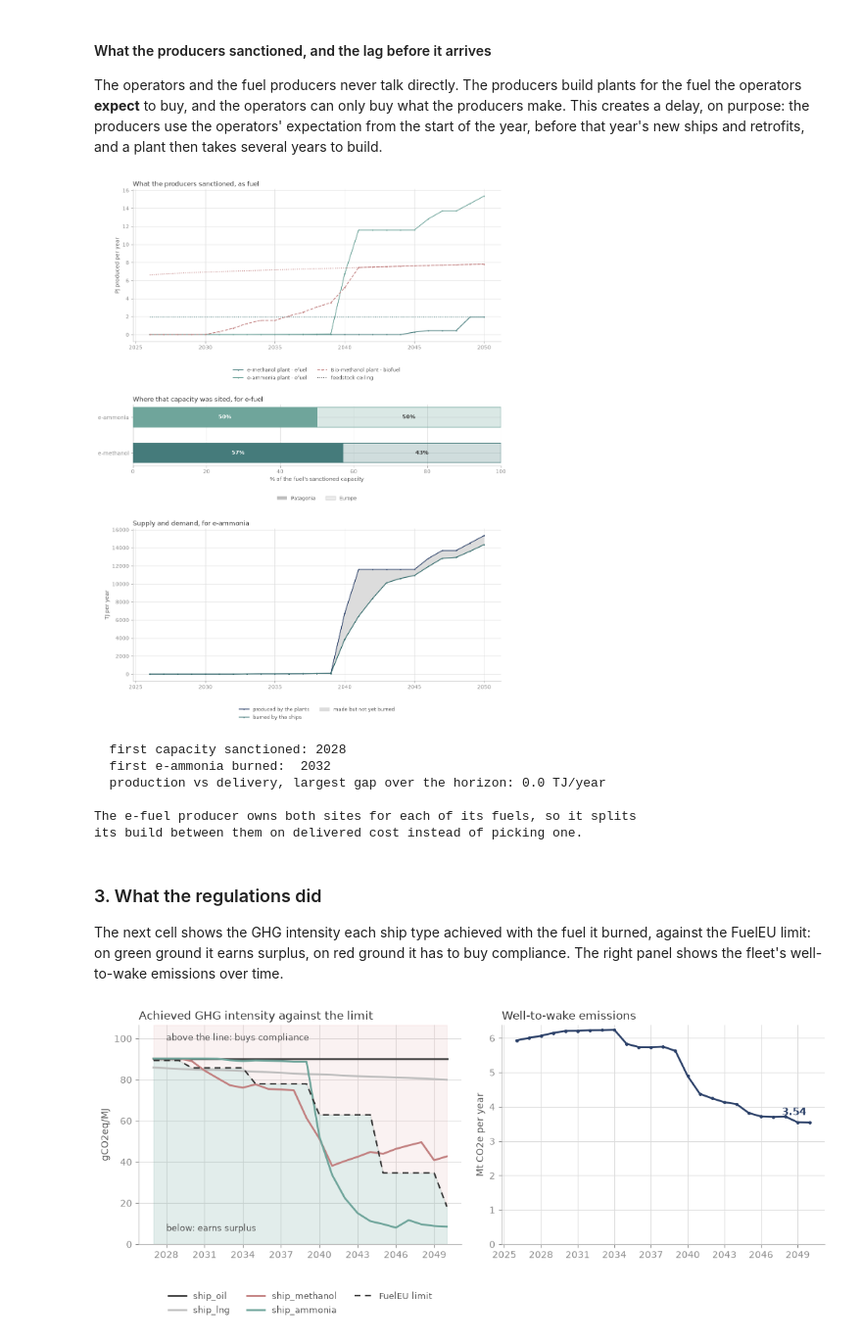
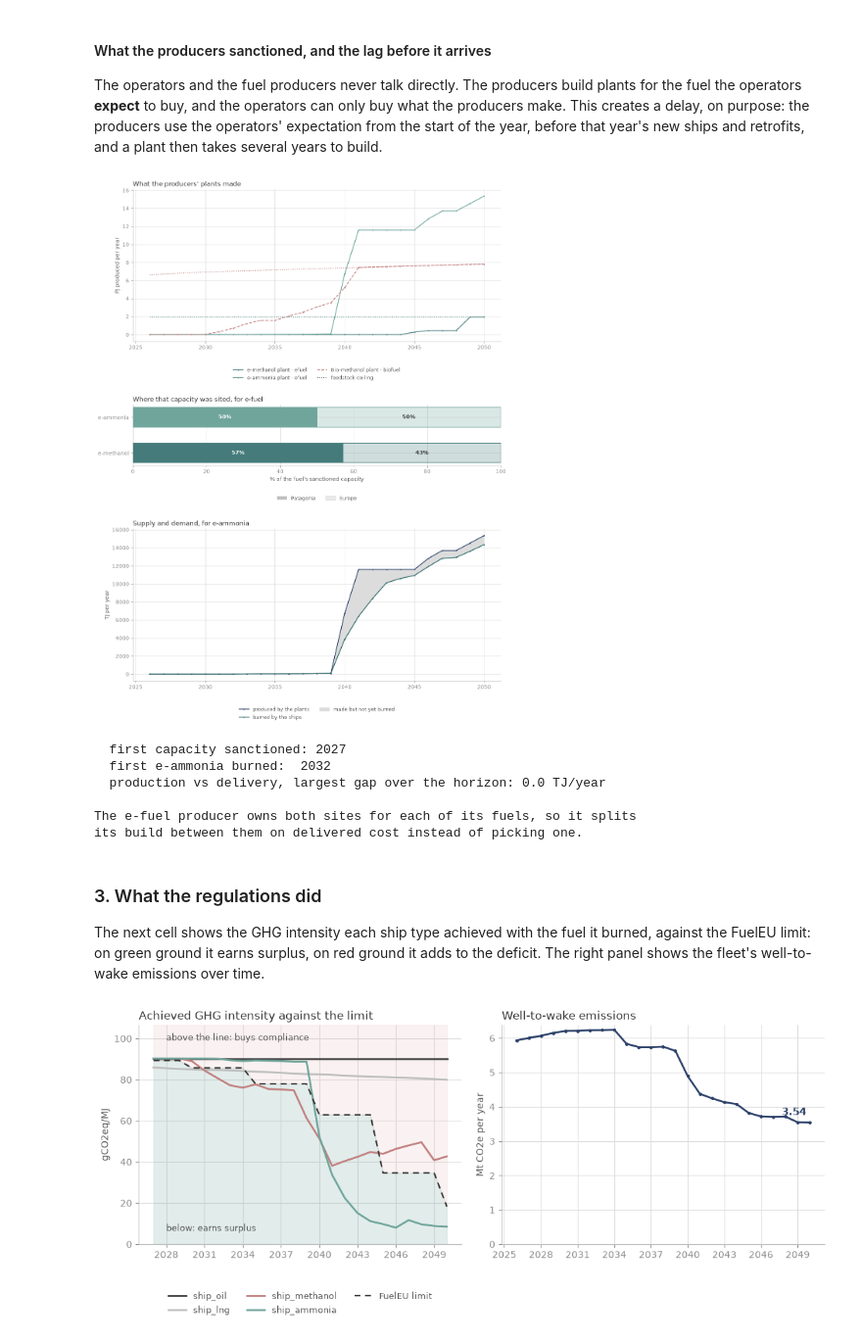
Before and after one commit to zerocarbonshipping/navigate-zcs, a Jupyter notebook: docs/workshop/04-how-navigate-solves.ipynb, the cells around one changed output. Shown at 98% size. Saved outputs shown, nothing was run; the diff lists cells and outputs as text; code cells hidden in the pictures.

```diff
--- a/docs/workshop/04-how-navigate-solves.ipynb
+++ b/docs/workshop/04-how-navigate-solves.ipynb
@@ -614,7 +603,7 @@ def freight_rate(m):
     taken off. Divided by the cargo-miles the ships moved that year. This
     version of Navigate books no spending on efficiency technology, so none is
     in it. Navigate's own instantaneous freight rate is a
-    different number: it spreads each ship's costs over its remaining life, so
+    different number: it spreads the costs of a ship ordered that year over its whole life, so
     a year's value already holds the fuel and compliance of later years.
     """
     def num(x):
@@ -1171,5 +1166,4 @@ Run the next cell to see what decisions owners and operators have taking for the
 # %%
-# @title Stage 2 figures: the four decisions
 # The four levers Stage 2 pulls, side by side. Each panel is one decision, taken
 # on this year's beliefs, in the order the list above gives.
 from matplotlib.patches import Patch
@@ -1264,7 +1258,7 @@ def stage2_state(step):
                        dtype=float)) for n in CONFIGS}
 
     # lever 1 again, counted in ships. Navigate keeps three shares per configuration
-    # and measure: of the ships at this year's retrofit round, of the newbuilds, and
+    # and measure: of the configuration's ships before scrapping, of the newbuilds, and
     # of the fleet before the newbuilds join. Each times the ships it is a share of
     # gives who fitted the measure this year; what the scrapped ships took with them
     # is the rest of the balance.
@@ -1363,7 +1357,7 @@ axW.invert_yaxis()
 axW.axvline(0, color=AXIS, lw=1.2, zorder=4)
 _pad = max(abs(_steps.min()), abs(_steps.max())) * .35 if _steps.size else 1.
 axW.set_xlim(_steps.min() - _pad, _steps.max() + _pad)
-axW.set_xlabel("NPV that measure adds on its own, million USD per newbuild",
+axW.set_xlabel("NPV that measure adds to the cheaper ones, million USD per newbuild",
                fontsize=8, color=SUBINK)
 axW.set_title("2 · what adding it is expected to be worth (up the ladder, cheapest at the top)",
               fontsize=10, color=INK, loc="left")
@@ -2719,7 +2709,6 @@ plt.show()
 
 The next cell shows the energy the fleet bunkers each year, by fuel, first for the whole fleet and then for each ship type. A dual-fuel ship that bunkers oil counts as oil here.
 # %%
-# @title Figure: energy bunkered by fuel
 fuels = fuel_frame(base)
 fuels = fuels[fuel_sorted(fuels.columns)]      # Navigate's own stacking order
 _fc = [fuel_colour(f) for f in fuels.columns]
@@ -2788,7 +2777,7 @@ for ax, name in zip(axes, CONFIGS):
         ax.spines[side].set_color(AXIS)
 
 for ax in (axes[0], axes[2]):
-    ax.set_ylabel("TJ per ship type per year", fontsize=10, color=SUBINK)
+    ax.set_ylabel("TJ per ship per year", fontsize=10, color=SUBINK)
 
 # one legend for the four panels, listing every fuel that appears in any of them
 seen = {}
@@ -2903,7 +2891,6 @@ the producers make. This creates a delay, on purpose: the producers use the
 operators' expectation from the start of the year, before that year's new ships and
 retrofits, and a plant then takes several years to build.
 # %%
-# @title Figure: producers, siting, and supply against demand
 FUEL = "ammonia_electro"        # the largest e-fuel in the baseline; the others behave the same
 
 # one panel per row, so each gets the full width of the page
@@ -2915,7 +2902,7 @@ fig, (ax1, ax2, ax3) = plt.subplots(3, 1, figsize=(11, 14.5),
 # sizes, and the library's capacity forecast grows over the horizon, so a plant
 # built in 2030 is smaller than one built in 2040. Energy is the common unit, and
 # get_production_energy is the model's own number rather than count x capacity.
-# Colour is the fuel, so two plants making it share one - the region is the dash.
+# Colour is the fuel, so two plants making it share one - the producer is the dash.
 for _producer in base.nodes.producers.values():
     for _fuel, _series in _producer.profile.get_production_energy().items():
         _made = np.nan_to_num(np.asarray(_series, dtype=float)) / 1e6
@@ -2925,7 +2912,7 @@ for _producer in base.nodes.producers.values():
                  ls="-" if "efuel" in _producer.get_name() else "--",
                  label=f"{fuel_label(_fuel)} plant \u00b7 "
                        f"{_producer.get_name().replace('producer_', '')}")
-ax1.set_title("What the producers sanctioned, as fuel", fontsize=12.5, color=INK,
+ax1.set_title("What the producers' plants made", fontsize=12.5, color=INK,
               loc="left")
 ax1.set_ylabel("PJ produced per year", fontsize=10, color=SUBINK)
 
@@ -3054,36 +3041,36 @@ ax3.set_title(f"Supply and demand, for {fuel_label(FUEL)}", fontsize=12.5, color
               loc="left")
 ax3.set_ylabel("TJ per year", fontsize=10, color=SUBINK)
 ax3.legend(fontsize=9.375, frameon=False, labelcolor=SUBINK, ncol=2,
            loc="upper center", bbox_to_anchor=(0.5, -0.14))
 
 for ax in (ax1, ax2, ax3):
     ax.grid(color=GRID, lw=0.8)
     ax.set_axisbelow(True)
     ax.tick_params(colors=TICK, labelsize=10)
     for side in ("top", "right"):
         ax.spines[side].set_visible(False)
     for side in ("left", "bottom"):
         ax.spines[side].set_color(AXIS)
 
 fig.tight_layout(h_pad=2.5)
 plt.show()
 
 # the lag, as two dates rather than a shape
 _first_burn = next((y for y, c in zip(YEARS, consumed) if c > 0), None)
-_dev = [np.nan_to_num(np.asarray(p.profile.get_cumulative_development(), dtype=float))
+_dev = [np.nan_to_num(np.asarray(p.profile.get_development(), dtype=float))
         for p in base.nodes.producers.values() if p.can_produce(FUEL)]
 _sanctioned = sum(_dev) if _dev else np.zeros(len(YEARS))
 _first_plant = next((y for y, d in zip(YEARS, _sanctioned) if d > 0), None)
 print(f"  first capacity sanctioned: {_first_plant}")
 print(f"  first {fuel_label(FUEL)} burned:  {_first_burn}")
 print(f"  production vs delivery, largest gap over the horizon: "
       f"{np.max(np.abs(supply - produced)) / 1e3:,.1f} TJ/year")
 print()
 print("The e-fuel producer owns both sites for each of its fuels, so it splits")
 print("its build between them on delivered cost instead of picking one.")
 # %% [output]
-[figure, old version]
+[figure, new version]
-  first capacity sanctioned: 2028
+  first capacity sanctioned: 2027
   first e-ammonia burned:  2032
   production vs delivery, largest gap over the horizon: 0.0 TJ/year
 
@@ -3093,8 +3080,7 @@ its build between them on delivered cost instead of picking one.
 ### 3. What the regulations did
 
 The next cell shows the GHG intensity each ship type achieved with the fuel it
-burned, against the FuelEU limit: on green ground it earns surplus, on red ground
-it has to buy compliance. The right panel shows the fleet's well-to-wake emissions
+burned, against the FuelEU limit: on green ground it earns surplus, on red ground it adds to the deficit. The right panel shows the fleet's well-to-wake emissions
 over time.
 # %%
 # @title Figure: GHG intensity and emissions
```
Also changed, not shown: parts of 38 cells of this notebook.
